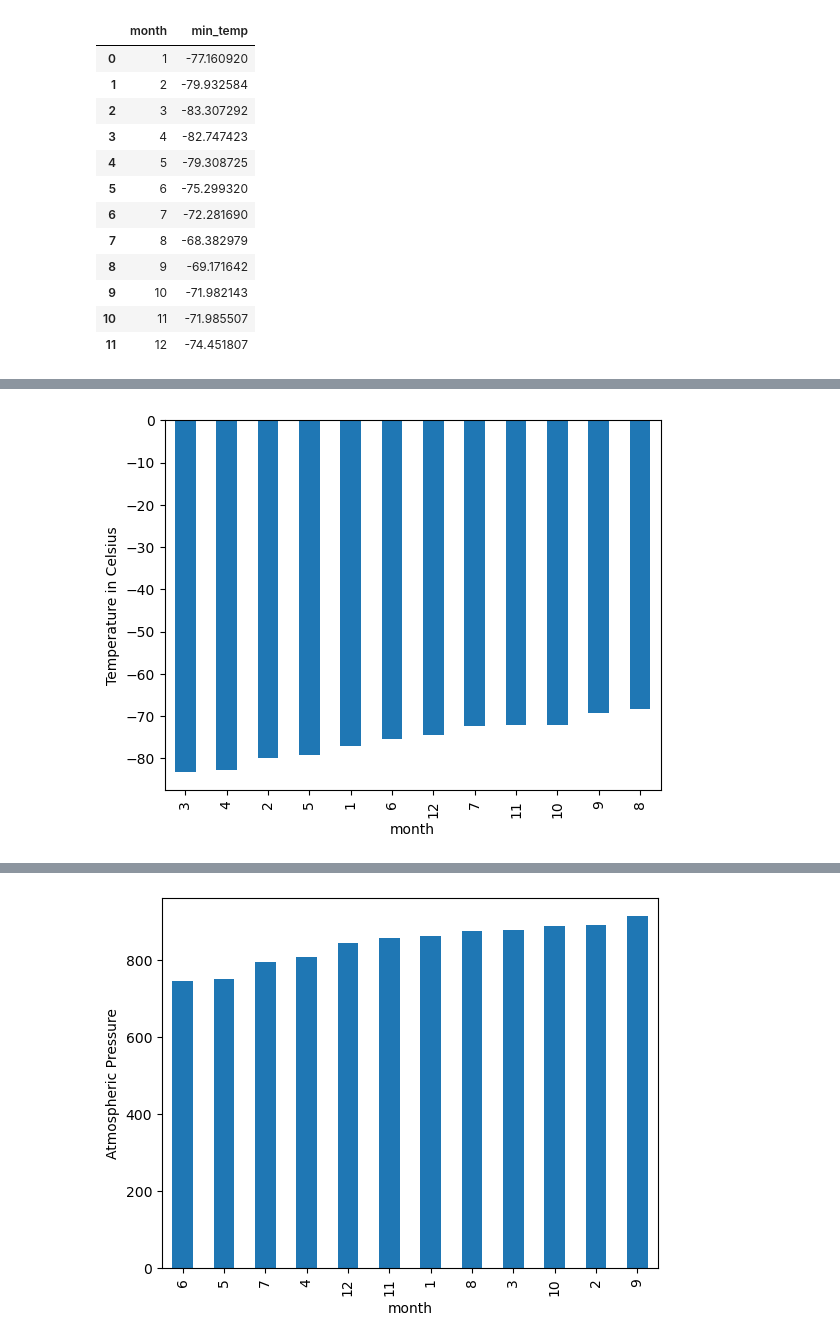
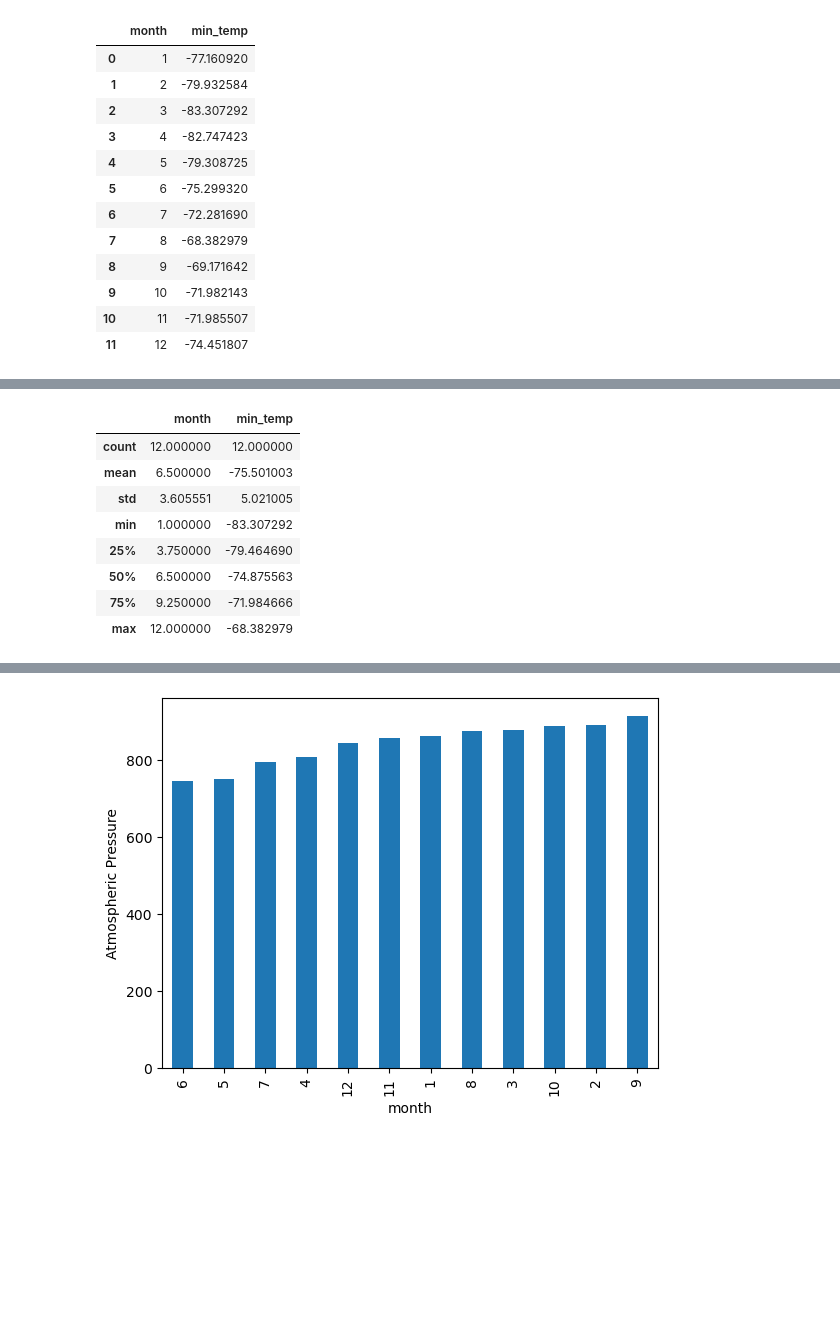
Before and after one commit to jovanecano/Mars-News-Weather, a Jupyter notebook: Module_11/part_2_mars_weather.ipynb, the cells around one changed output, grey strips where cells are left out. Drawn from its saved outputs; the diff is of its cells as text; code cells hidden in the pictures; blank space fills up the shorter version.

```diff
--- a/Module_11/part_2_mars_weather.ipynb
+++ b/Module_11/part_2_mars_weather.ipynb
@@ -222,4 +226,14 @@ plt.
 # %%
 # Identify the coldest and hottest months in Curiosity's location
+Avg_Weather_by_month=Avg_Weather_by_month.sort_values(by='min_temp')
+Avg_Weather_by_month.describe()
 # %% [output]
-[figure, removed]
+|  | month | min_temp |
+| count | 12.000000 | 12.000000 |
+| mean | 6.500000 | -75.501003 |
+| std | 3.605551 | 5.021005 |
+| min | 1.000000 | -83.307292 |
+| 25% | 3.750000 | -79.464690 |
+| 50% | 6.500000 | -74.875563 |
+| 75% | 9.250000 | -71.984666 |
+| max | 12.000000 | -68.382979 |
```
Also changed, not shown: parts of 4 cells of this notebook.
